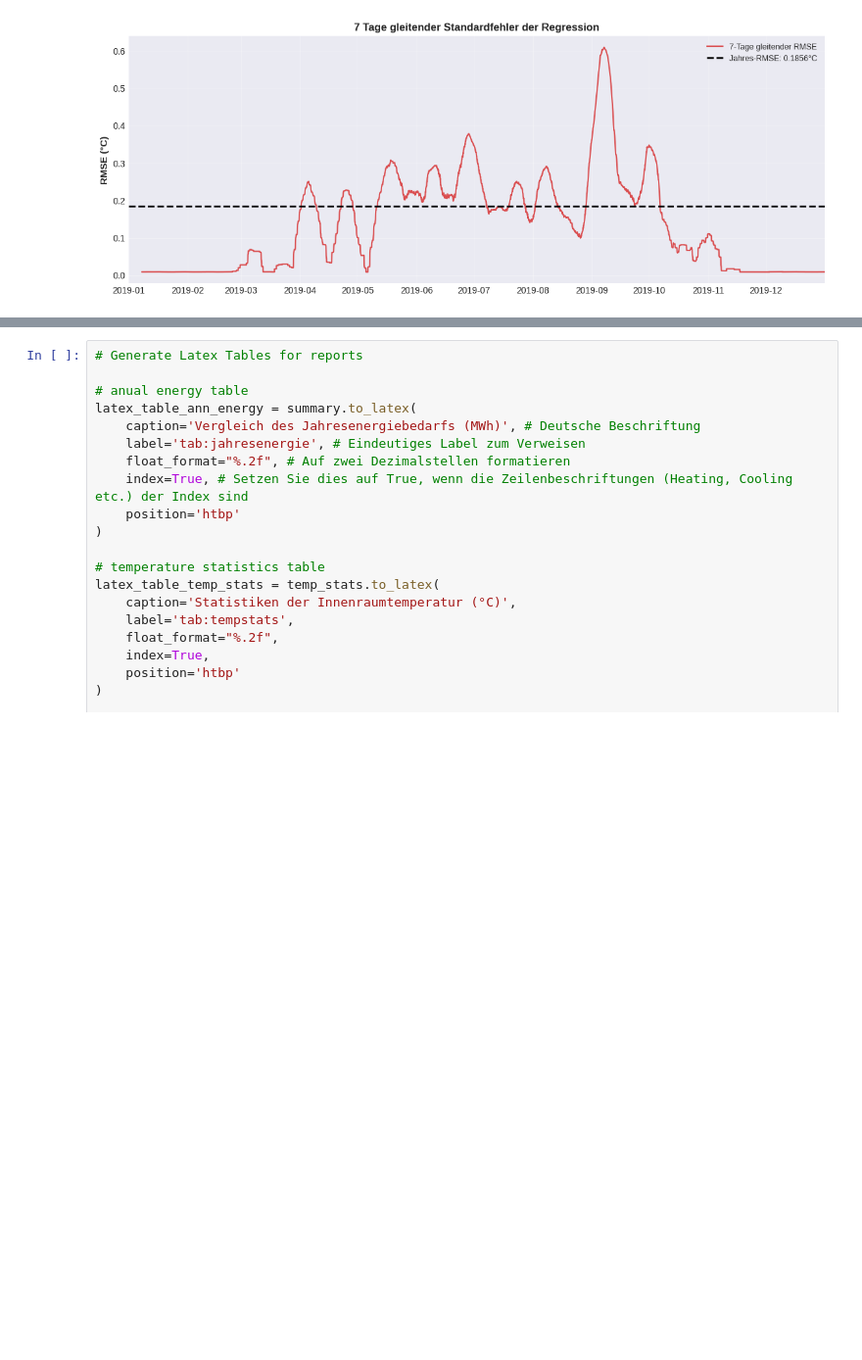
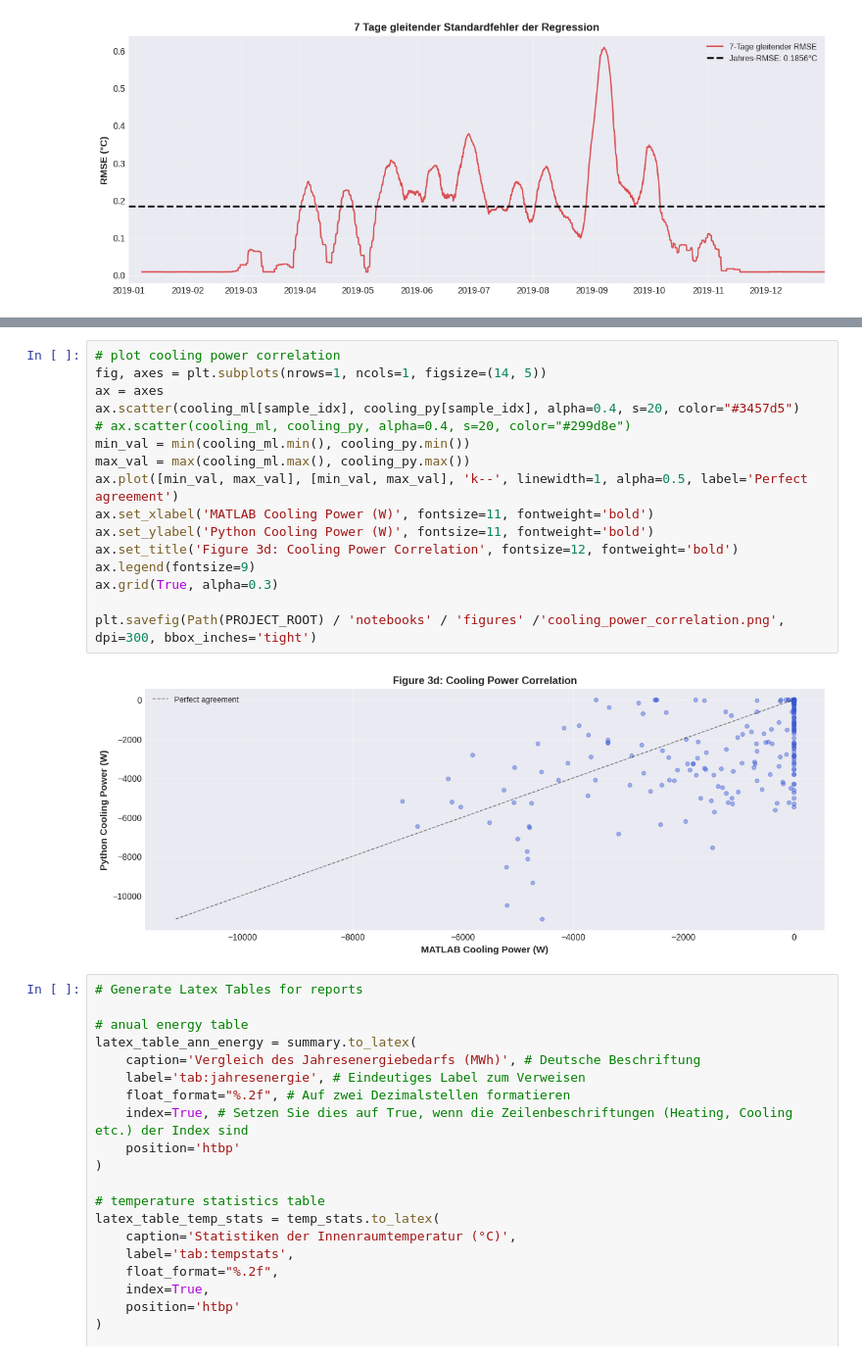
Before and after one commit to glDemonti/rc-model-building-simulation, a Jupyter notebook: notebooks/validation_rc_model.ipynb, the cells around one changed output, grey strips where cells are left out. Shown: that part at 98% size. Drawn from its saved outputs; the diff is of its cells as text; blank space fills up the shorter version.

```diff
--- a/notebooks/validation_rc_model.ipynb
+++ b/notebooks/validation_rc_model.ipynb
@@ -337,3 +350,21 @@ ax.grid(True, alpha=0.3, axis='y')
+# %%
+# plot cooling power correlation
+fig, axes = plt.subplots(nrows=1, ncols=1, figsize=(14, 5))
+ax = axes
+ax.scatter(cooling_ml[sample_idx], cooling_py[sample_idx], alpha=0.4, s=20, color="#3457d5")
+# ax.scatter(cooling_ml, cooling_py, alpha=0.4, s=20, color="#299d8e")
+min_val = min(cooling_ml.min(), cooling_py.min())
+max_val = max(cooling_ml.max(), cooling_py.max())
+ax.plot([min_val, max_val], [min_val, max_val], 'k--', linewidth=1, alpha=0.5, label='Perfect agreement')
+ax.set_xlabel('MATLAB Cooling Power (W)', fontsize=11, fontweight='bold')
+ax.set_ylabel('Python Cooling Power (W)', fontsize=11, fontweight='bold')
+ax.set_title('Figure 3d: Cooling Power Correlation', fontsize=12, fontweight='bold')
+ax.legend(fontsize=9)
+ax.grid(True, alpha=0.3)
+
+plt.savefig(Path(PROJECT_ROOT) / 'notebooks' / 'figures' /'cooling_power_correlation.png', dpi=300, bbox_inches='tight')
+# %% [output]
+[figure, added]
 # %%
 # Generate Latex Tables for reports
 
```
Also changed, not shown: parts of 13 cells of this notebook, 9 other files.
